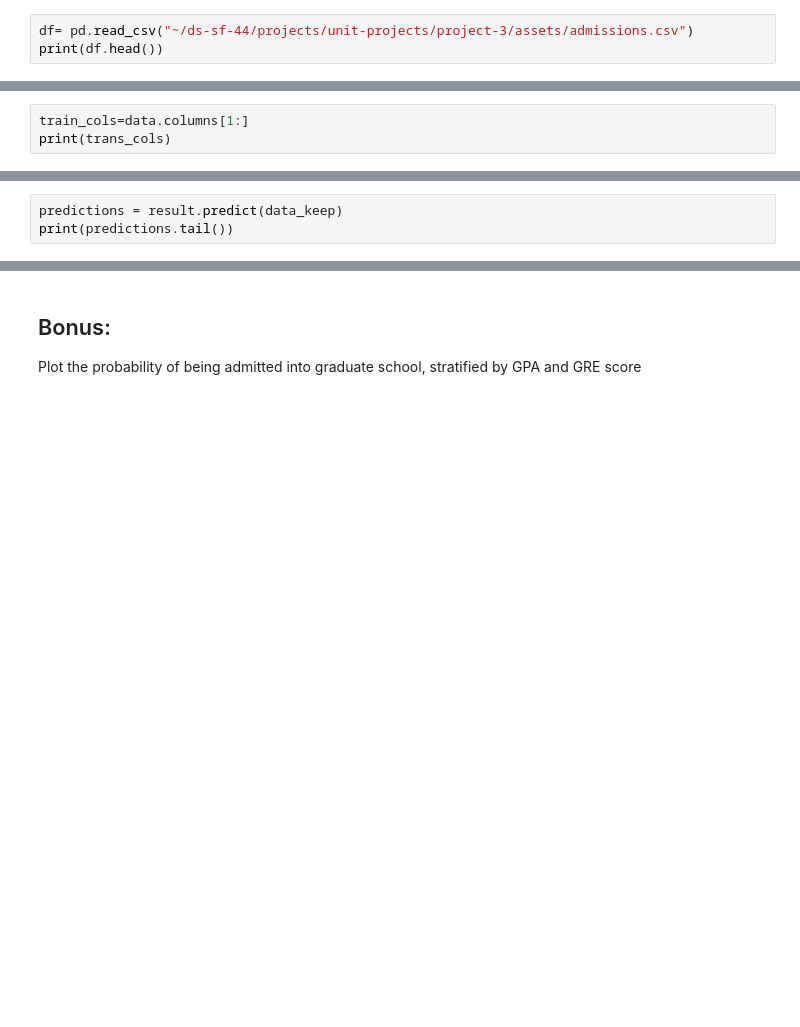
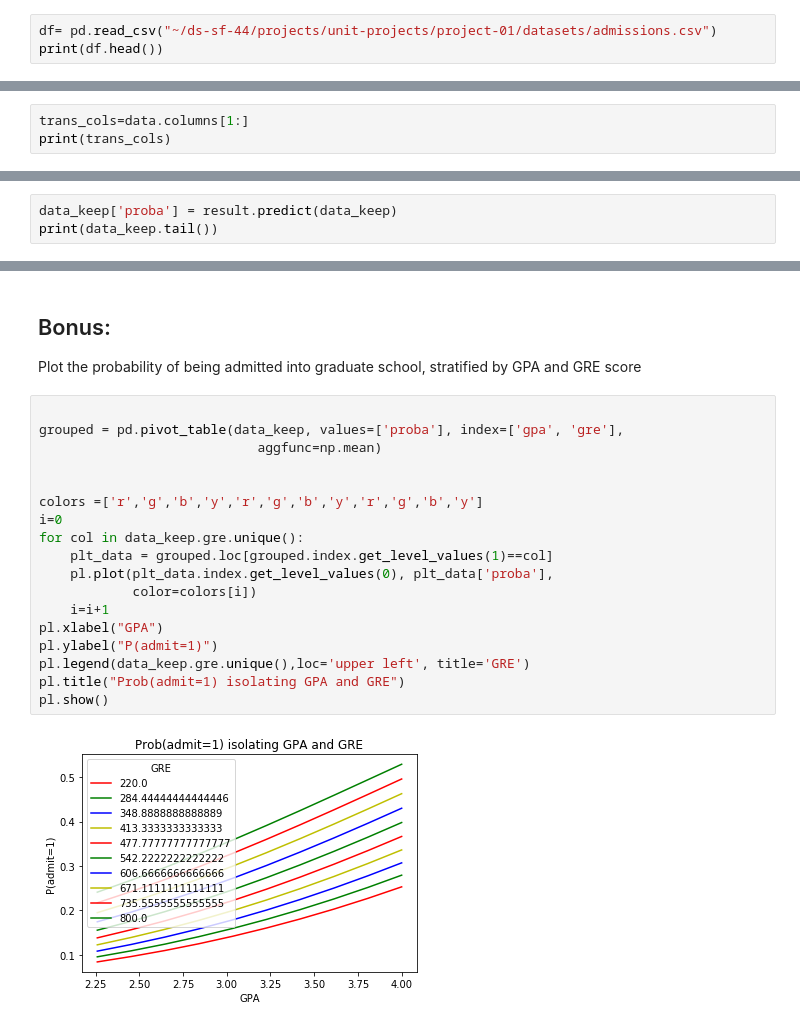
Before and after one commit to XiaoyingShu/GS-Homework, a Jupyter notebook: project3-xiaoyingshu.ipynb, the cells around one changed output, grey strips where cells are left out. Drawn from its saved outputs; the diff is of its cells as text; blank space fills up the shorter version.

Commit message:
add bonus and fixed the data file move

```diff
--- a/project3-xiaoyingshu.ipynb
+++ b/project3-xiaoyingshu.ipynb
@@ -18,7 +18,7 @@ from sklearn import linear_model, metrics
 
 %matplotlib inline
 # %%
-df= pd.read_csv("~/ds-sf-44/projects/unit-projects/project-3/assets/admissions.csv")
+df= pd.read_csv("~/ds-sf-44/projects/unit-projects/project-01/datasets/admissions.csv")
 print(df.head())
 # %% [output]
    admit    gre   gpa  prestige
@@ -210,7 +210,7 @@ data['intercept'] = 1.0
 # %% [markdown]
 #### 4.1 Set the covariates to a variable called train_cols
 # %%
-train_cols=data.columns[1:]
+trans_cols=data.columns[1:]
 print(trans_cols)
 # %% [output]
 Index(['gre', 'gpa', 'prestige_2.0', 'prestige_3.0', 'prestige_4.0',
@@ -407,6 +393,6 @@ print(data_keep.tail())
 # %% [markdown]
 #### 5.2 Make predictions on the enumerated dataset
 # %%
-predictions = result.predict(data_keep)
-print(predictions.tail())
+data_keep['proba'] = result.predict(data_keep)
+print(data_keep.tail())
 # %% [output]
@@ -424,3 +422,23 @@ Answer: Last four candidates all have perfect score in GRE and GPA, they are jus
 ## Bonus:
 
 Plot the probability of being admitted into graduate school, stratified by GPA and GRE score
+# %%
+
+grouped = pd.pivot_table(data_keep, values=['proba'], index=['gpa', 'gre'],
+                            aggfunc=np.mean)
+
+
+colors =['r','g','b','y','r','g','b','y','r','g','b','y']
+i=0
+for col in data_keep.gre.unique():
+    plt_data = grouped.loc[grouped.index.get_level_values(1)==col]
+    pl.plot(plt_data.index.get_level_values(0), plt_data['proba'],
+            color=colors[i])
+    i=i+1
+pl.xlabel("GPA")
+pl.ylabel("P(admit=1)")
+pl.legend(data_keep.gre.unique(),loc='upper left', title='GRE')
+pl.title("Prob(admit=1) isolating GPA and GRE")
+pl.show()
+# %% [output]
+[figure, added]
```
Also changed, not shown: parts of 4 cells of this notebook.
